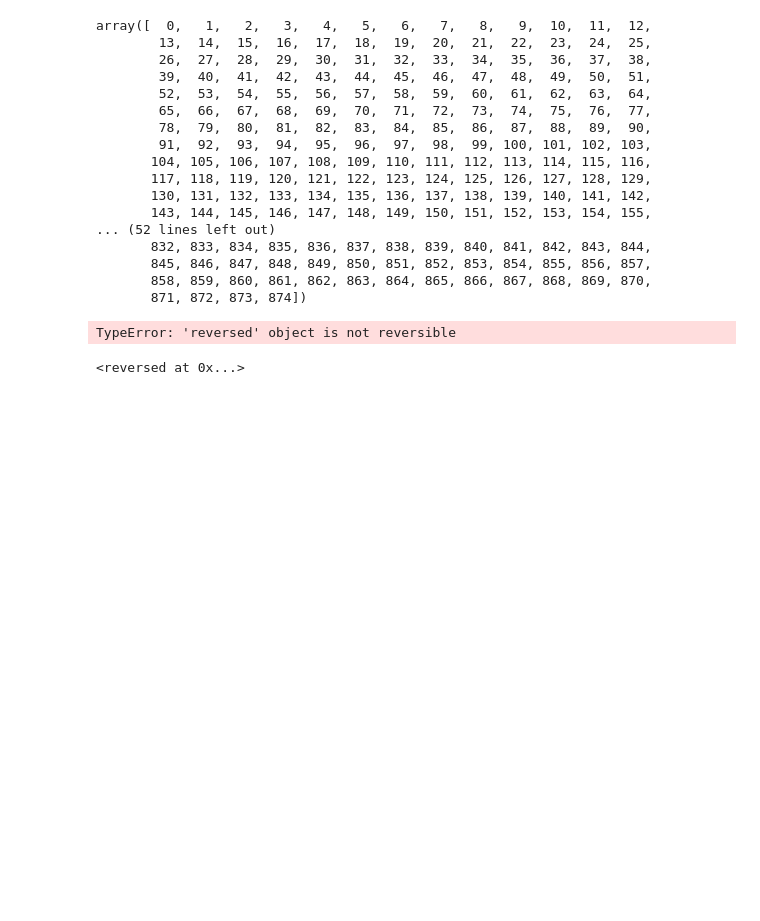
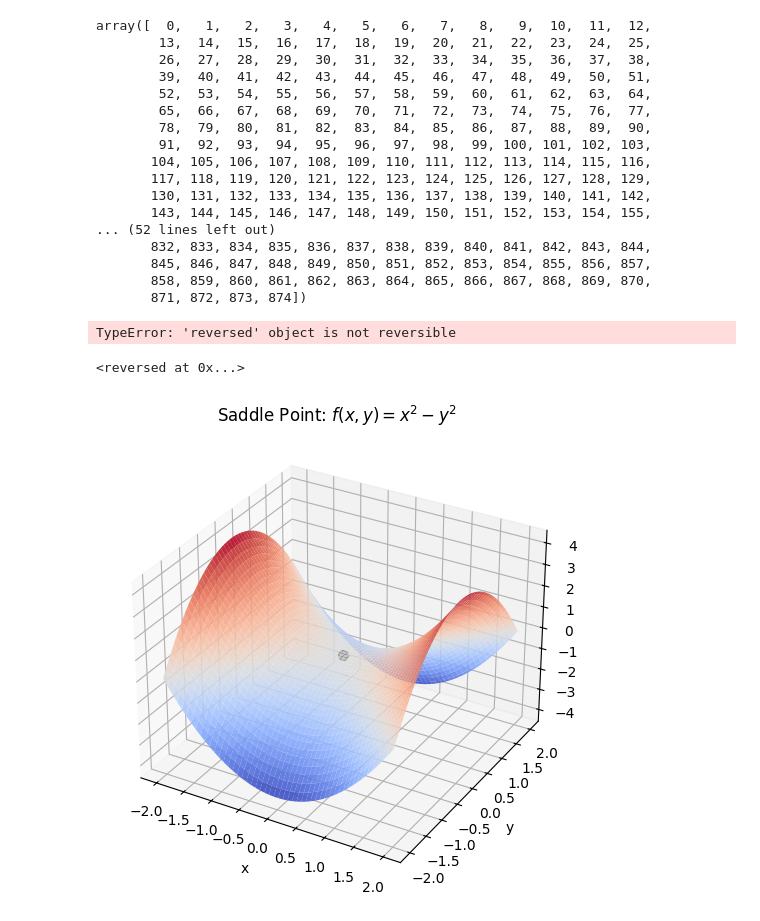
Before and after one commit to Shaik-Amaan-Ahmed/statistics, a Jupyter notebook: ml/nn-scratch.ipynb, the cells around one changed output. Drawn from its saved outputs; the diff is of its cells as text; code cells hidden in the pictures; blank space fills up the shorter version.

```diff
--- a/ml/nn-scratch.ipynb
+++ b/ml/nn-scratch.ipynb
@@ -304,3 +304,34 @@ TypeError: 'reversed' object is not reversible
 # %%
 # %% [output]
 <reversed at 0x...>
+# %%
+import numpy as np
+import matplotlib.pyplot as plt
+from mpl_toolkits.mplot3d import Axes3D
+
+# Define the saddle function
+def saddle(x, y):
+    return x**2 - y**2
+
+# Create a grid of points
+x = np.linspace(-2, 2, 100)
+y = np.linspace(-2, 2, 100)
+X, Y = np.meshgrid(x, y)
+Z = saddle(X, Y)
+
+# Plot the surface
+fig = plt.figure(figsize=(10, 6))
+ax = fig.add_subplot(111, projection='3d')
+ax.plot_surface(X, Y, Z, cmap='coolwarm', alpha=0.9)
+
+# Add labels and title
+ax.set_title('Saddle Point: $f(x, y) = x^2 - y^2$')
+ax.set_xlabel('x')
+ax.set_ylabel('y')
+ax.set_zlabel('f(x, y)')
+
+# Show saddle point
+ax.scatter(0, 0, 0, color='black', s=50)
+plt.show()
+# %% [output]
+[figure, added]
```
Also changed, not shown: parts of 20 cells of this notebook, 2 other files.
